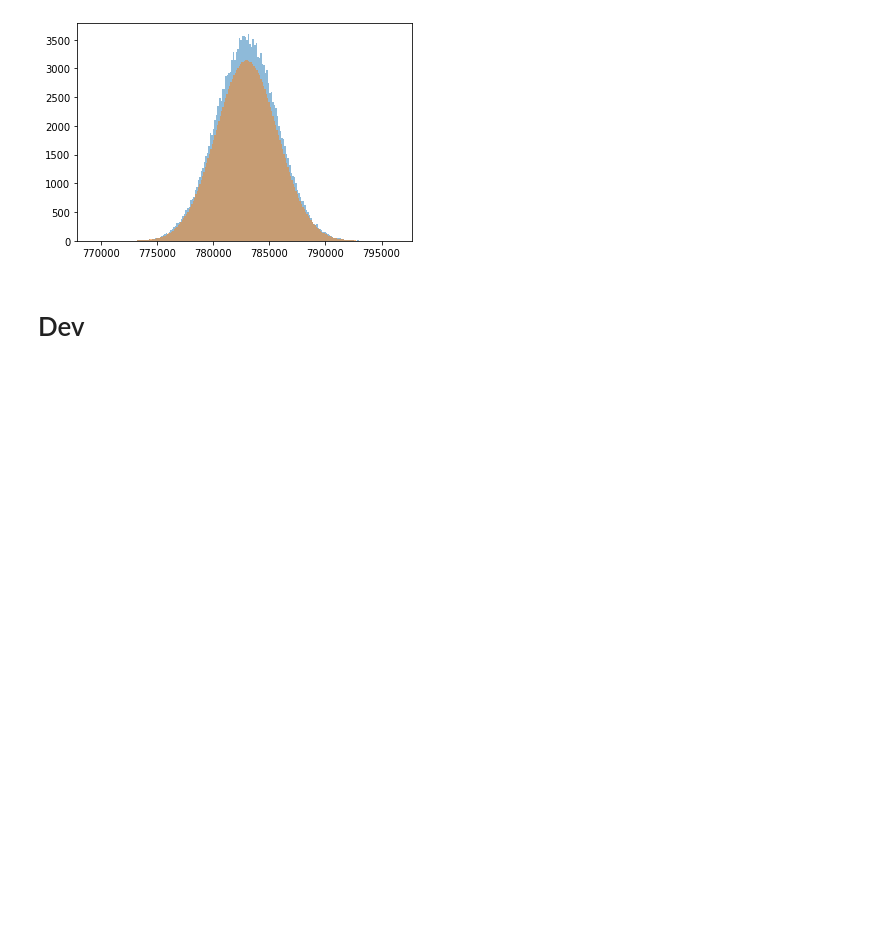
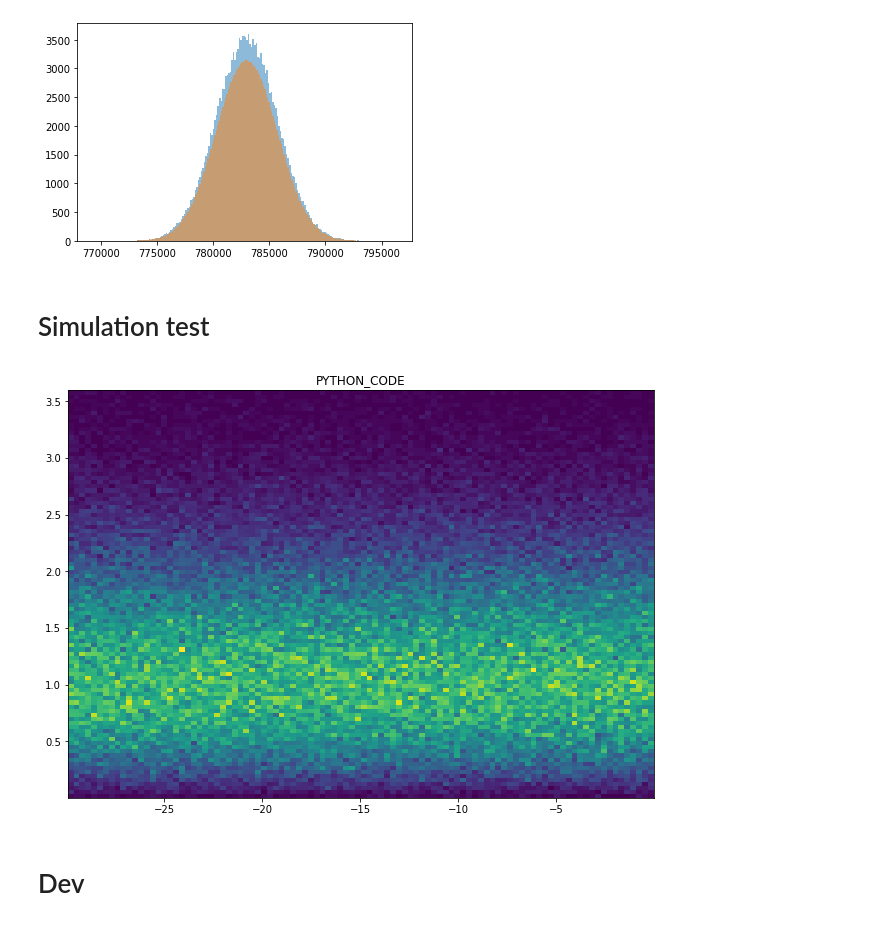
Before and after one commit to lcodePy-team/lcodePy, a Jupyter notebook: config-converter.ipynb, the cells around one changed output. Drawn from its saved outputs; the diff is of its cells as text; code cells hidden in the pictures; blank space fills up the shorter version.

```diff
--- a/config-converter.ipynb
+++ b/config-converter.ipynb
@@ -94,3 +94,5 @@ plt.hist(beam_c['p_z'][:-1], 200, alpha=0.5);
 plt.hist(beam_py['p_z'][:-1], 200, alpha=0.5);
 # %% [output]
 [figure]
+# %% [markdown]
+# Simulation test
@@ -96,0 +106,15 @@ plt.hist(beam_py['p_z'][:-1], 200, alpha=0.5);
+# %%
+path = '/home/gorn/Active/CodesMerging/beam-gen/c-test/lcode.cfg'
+config = default_config
+config.update_from_c_config(path)
+
+# Diagnostics
+diagnostics = [
+    BeamDiagnostics(config=config, period=1)
+]
+
+beam_pars = {
+    'path': path
+}
+
+sim = Simulation(config, make_beam_from_c_config, beam_pars, diagnostics)
@@ -97,3 +123,19 @@ plt.hist(beam_py['p_z'][:-1], 200, alpha=0.5);
+# %%
+time_limit = config.getfloat('time-limit')
+time_step = config.getfloat('time-step')
+data = diagnostics[0].data
+t = list(data.keys())[-1]
+beam = diagnostics[0].data[t]
+
+bins = 100
+py_hist = plt.hist2d(beam['xi'], beam['r'], bins=bins)[0]
+plt.title('PYTHON_CODE')
+
+fig = plt.gcf()
+fig.set_size_inches(10.5, 7.5)
+plt.plot();
+# %% [output]
+[figure, added]
 # %% [markdown]
 # Dev
 # %%
```
Also changed, not shown: parts of 4 cells of this notebook, 4 other files.
